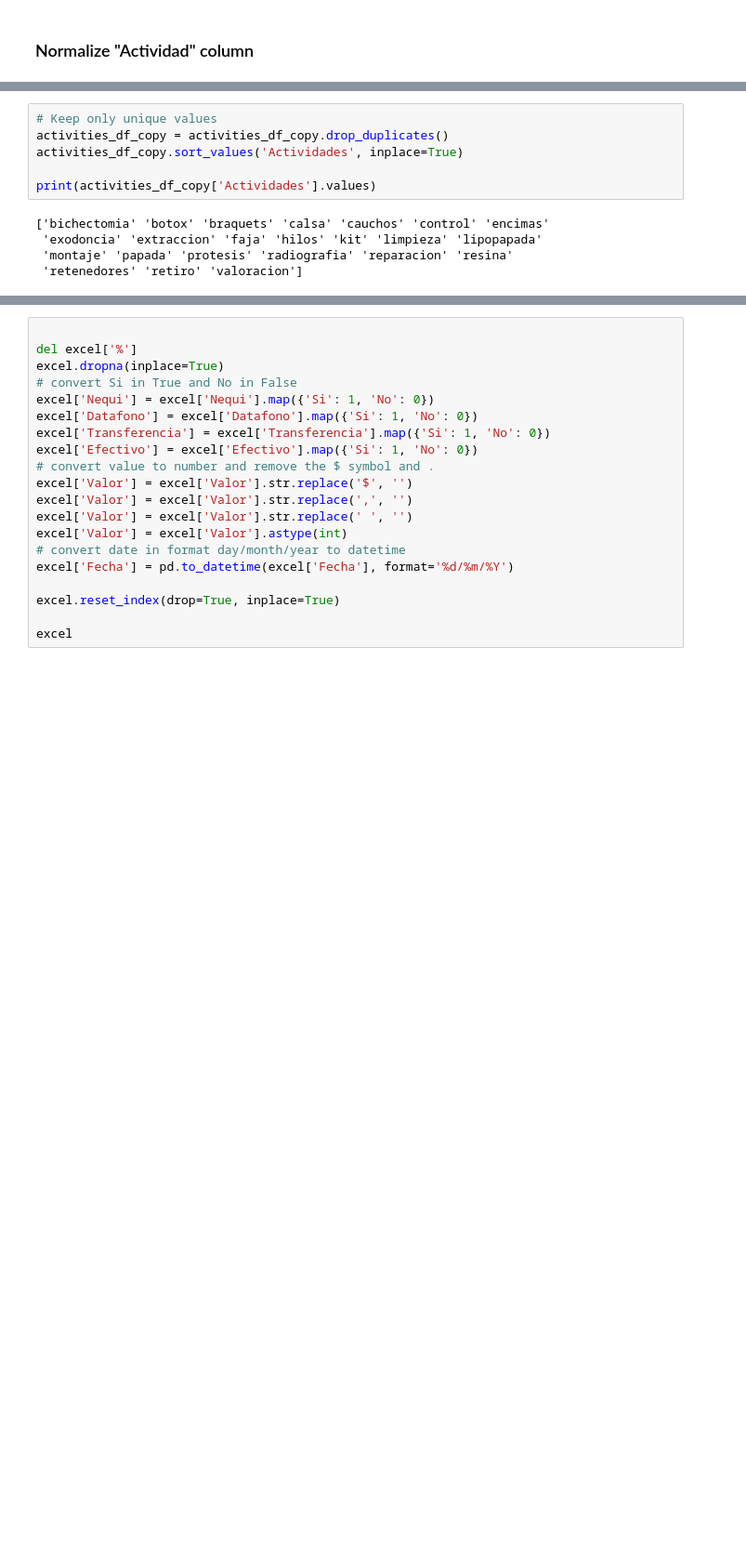
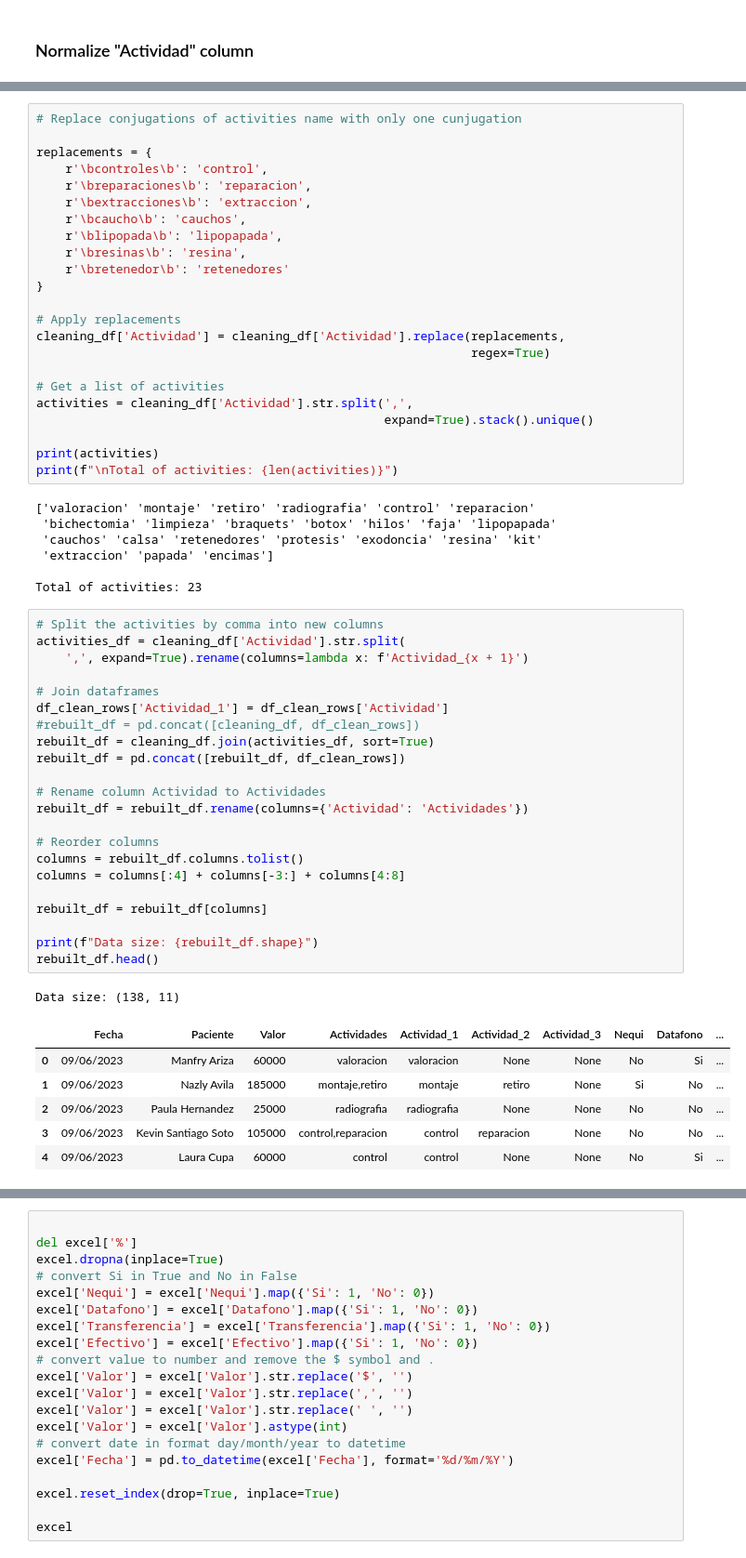
Before and after one commit to JsNcAr/GSalud_Analysis, a Jupyter notebook: Data_Cleaning.ipynb, the cells around one changed output, grey strips where cells are left out. Shown: that part at 93% size. Drawn from its saved outputs; the diff is of its cells as text; blank space fills up the shorter version.

Commit message:
Cleaned Activities

```diff
--- a/Data_Cleaning.ipynb
+++ b/Data_Cleaning.ipynb
@@ -258,11 +258,60 @@ activities_df_copy['Actividades'] = activities_df_copy['Actividades'].replace(
-# %%
-# Keep only unique values
-activities_df_copy = activities_df_copy.drop_duplicates()
-activities_df_copy.sort_values('Actividades', inplace=True)
-
-print(activities_df_copy['Actividades'].values)
-# %% [output]
-['bichectomia' 'botox' 'braquets' 'calsa' 'cauchos' 'control' 'encimas'
- 'exodoncia' 'extraccion' 'faja' 'hilos' 'kit' 'limpieza' 'lipopapada'
- 'montaje' 'papada' 'protesis' 'radiografia' 'reparacion' 'resina'
- 'retenedores' 'retiro' 'valoracion']
+# %%
+# Replace conjugations of activities name with only one cunjugation
+
+replacements = {
+    r'\bcontroles\b': 'control',
+    r'\breparaciones\b': 'reparacion',
+    r'\bextracciones\b': 'extraccion',
+    r'\bcaucho\b': 'cauchos',
+    r'\blipopada\b': 'lipopapada',
+    r'\bresinas\b': 'resina',
+    r'\bretenedor\b': 'retenedores'
+}
+
+# Apply replacements
+cleaning_df['Actividad'] = cleaning_df['Actividad'].replace(replacements,
+                                                            regex=True)
+
+# Get a list of activities
+activities = cleaning_df['Actividad'].str.split(',',
+                                                expand=True).stack().unique()
+
+print(activities)
+print(f"\nTotal of activities: {len(activities)}")
+# %% [output]
+['valoracion' 'montaje' 'retiro' 'radiografia' 'control' 'reparacion'
+ 'bichectomia' 'limpieza' 'braquets' 'botox' 'hilos' 'faja' 'lipopapada'
+ 'cauchos' 'calsa' 'retenedores' 'protesis' 'exodoncia' 'resina' 'kit'
+ 'extraccion' 'papada' 'encimas']
+
+Total of activities: 23
+# %%
+# Split the activities by comma into new columns
+activities_df = cleaning_df['Actividad'].str.split(
+    ',', expand=True).rename(columns=lambda x: f'Actividad_{x + 1}')
+
+# Join dataframes
+df_clean_rows['Actividad_1'] = df_clean_rows['Actividad']
+#rebuilt_df = pd.concat([cleaning_df, df_clean_rows])
+rebuilt_df = cleaning_df.join(activities_df, sort=True)
+rebuilt_df = pd.concat([rebuilt_df, df_clean_rows])
+
+# Rename column Actividad to Actividades
+rebuilt_df = rebuilt_df.rename(columns={'Actividad': 'Actividades'})
+
+# Reorder columns
+columns = rebuilt_df.columns.tolist()
+columns = columns[:4] + columns[-3:] + columns[4:8]
+
+rebuilt_df = rebuilt_df[columns]
+
+print(f"Data size: {rebuilt_df.shape}")
+rebuilt_df.head()
+# %% [output]
+Data size: (138, 11)
+|  | Fecha | Paciente | Valor | Actividades | Actividad_1 | Actividad_2 | Actividad_3 | Nequi | Datafono | ... |
+| 0 | 09/06/2023 | Manfry Ariza | 60000 | valoracion | valoracion | None | None | No | Si | ... |
+| 1 | 09/06/2023 | Nazly Avila | 185000 | montaje,retiro | montaje | retiro | None | Si | No | ... |
+| 2 | 09/06/2023 | Paula Hernandez | 25000 | radiografia | radiografia | None | None | No | No | ... |
+| 3 | 09/06/2023 | Kevin Santiago Soto | 105000 | control,reparacion | control | reparacion | None | No | No | ... |
+| 4 | 09/06/2023 | Laura Cupa | 60000 | control | control | None | None | No | Si | ... |
```
Also changed, not shown: parts of 11 cells of this notebook.
